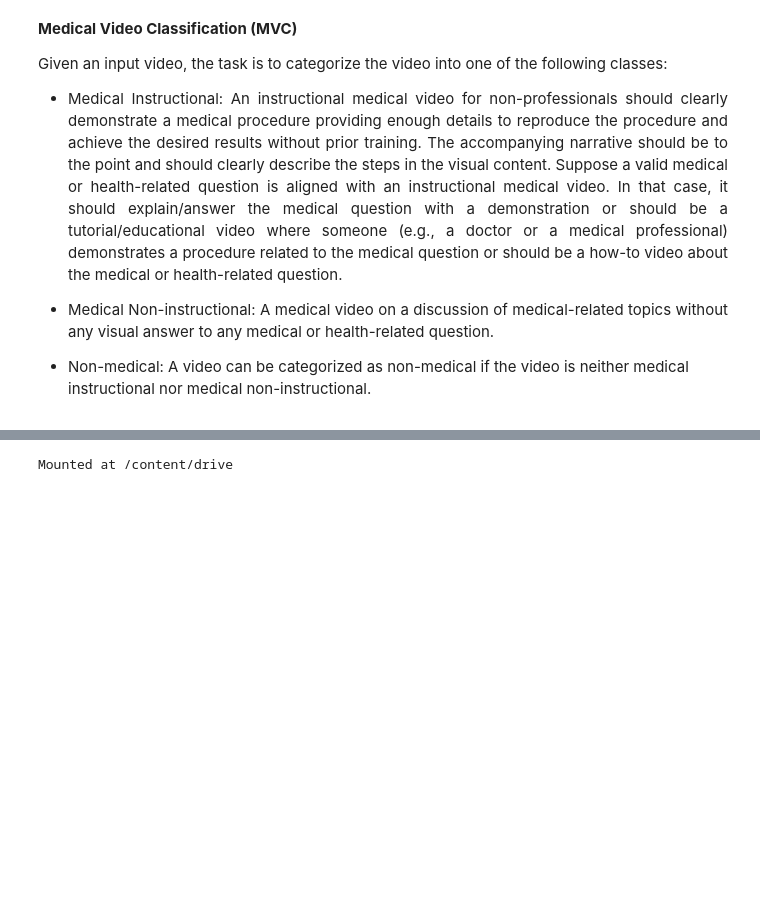
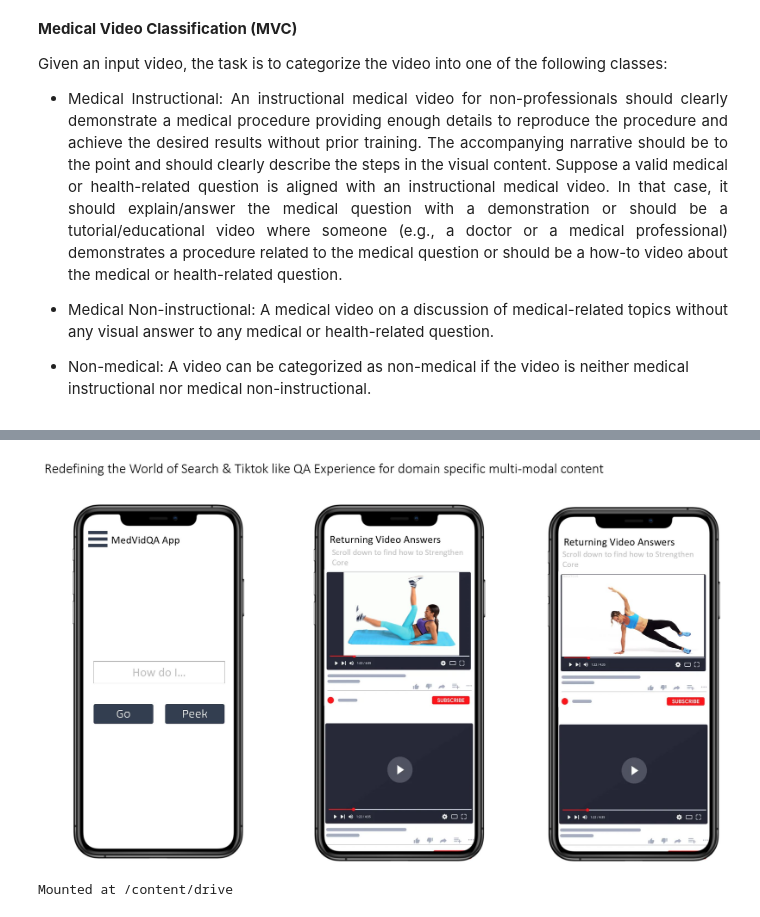
Before and after one commit to raj-vijay/rp, a Jupyter notebook: BioNLP_AI_based_Mono_Multimodel_Learning_Approaches_Healthcare.ipynb, the cells around one changed output, grey strips where cells are left out. Cells and saved outputs as stored; diff of their text form; code cells hidden in the pictures; blank space fills up the shorter version.

```diff
--- a/BioNLP_AI_based_Mono_Multimodel_Learning_Approaches_Healthcare.ipynb
+++ b/BioNLP_AI_based_Mono_Multimodel_Learning_Approaches_Healthcare.ipynb
@@ -24,3 +33,8 @@ Multimodal systems are gaining increasing prominence when it comes to the domain
+# %%
+from IPython.display import Image, display
+display(Image('/content/future_of_search.jpg'))
+# %% [output]
+[figure, added]
 # %%
 from google.colab import drive
 drive.mount('/content/drive')
```
Also changed, not shown: parts of 5 cells of this notebook.
